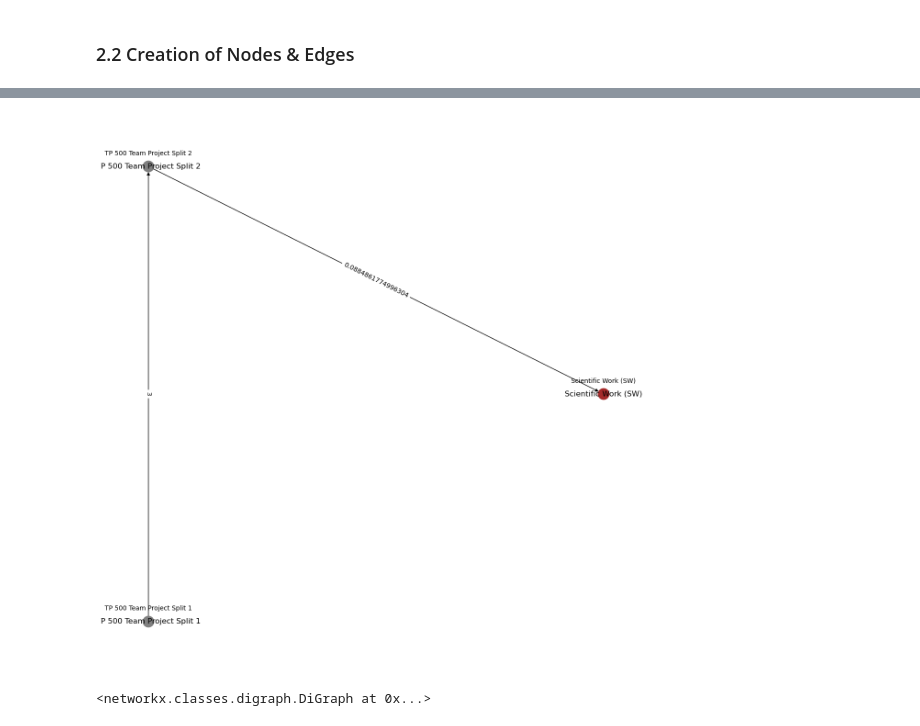
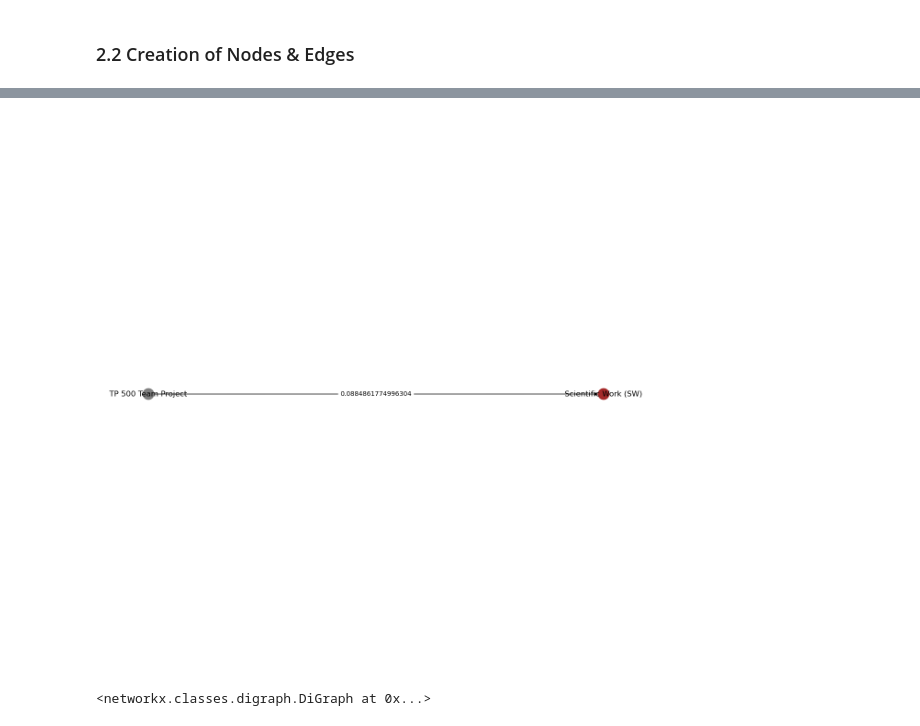
Before and after one commit to ueaul/Course_Suggestion, a Jupyter notebook: 02_MasterWifoMannheim/01_Notebooks/01_GraphCreation.ipynb, the cells around one changed output, grey strips where cells are left out. Drawn from its saved outputs; the diff is of its cells as text; code cells hidden in the pictures.

```diff
--- a/02_MasterWifoMannheim/01_Notebooks/01_GraphCreation.ipynb
+++ b/02_MasterWifoMannheim/01_Notebooks/01_GraphCreation.ipynb
@@ -211,7 +211,7 @@ plt.show
 # %%
 # Wähle den gewünschten Node, z.B. node_id
 node_id = 'ACC 510'  # Ersetze 'A' durch die ID des gewünschten Nodes
-node_id = 'TP 500 Team Project Split 2'
+node_id = 'TP 500 Team Project'
 
 # Finde die Knoten, die mit dem ausgewählten Knoten verbunden sind (eingehend und ausgehend)
 incoming_nodes = [n for n in G.predecessors(node_id)]  # Eingehende Knoten
@@ -229,34 +229,34 @@ subgraph = G.subgraph(subgraph_nodes)
 pos = nx.circular_layout(subgraph)
 
 plt.figure(figsize=(12, 12))
 
 # Farben der Nodes für den Subgraphen
 node_colors = [subgraph.nodes[node]['color'] for node in subgraph.nodes()]
 
 # Zeichne den Subgraphen
 nx.draw(subgraph, pos, with_labels=True, node_color=node_colors, font_size=12)
 
 node_labels = {
     node: f"{node}\nAmount: {subgraph.nodes[node]['amount']}"
     if 'amount' in subgraph.nodes[node] else node
     for node in subgraph.nodes()
 }
 
 offset = 0.05  # Verschiebung der Labels; kann angepasst werden
 label_pos = {node: (pos[node][0], pos[node][1] + offset) for node in subgraph.nodes()}
 
 # Zeichne die Labels mit den angepassten Positionen
 nx.draw_networkx_labels(subgraph, label_pos, labels=node_labels, font_size=10)
 
 edge_labels = nx.get_edge_attributes(subgraph, 'weight')
 nx.draw_networkx_edge_labels(subgraph, pos, edge_labels=edge_labels)
 
 
 # Speichere das Ergebnis und zeige es an
 plt.savefig("subgraph_with_edges.pdf", format="pdf")
 plt.show()
 # %% [output]
-[figure, old version]
+[figure, new version]
 # %%
 gc.createPools(G)
 # %% [output]
```
Also changed, not shown: parts of 3 cells of this notebook, 28 other files.
